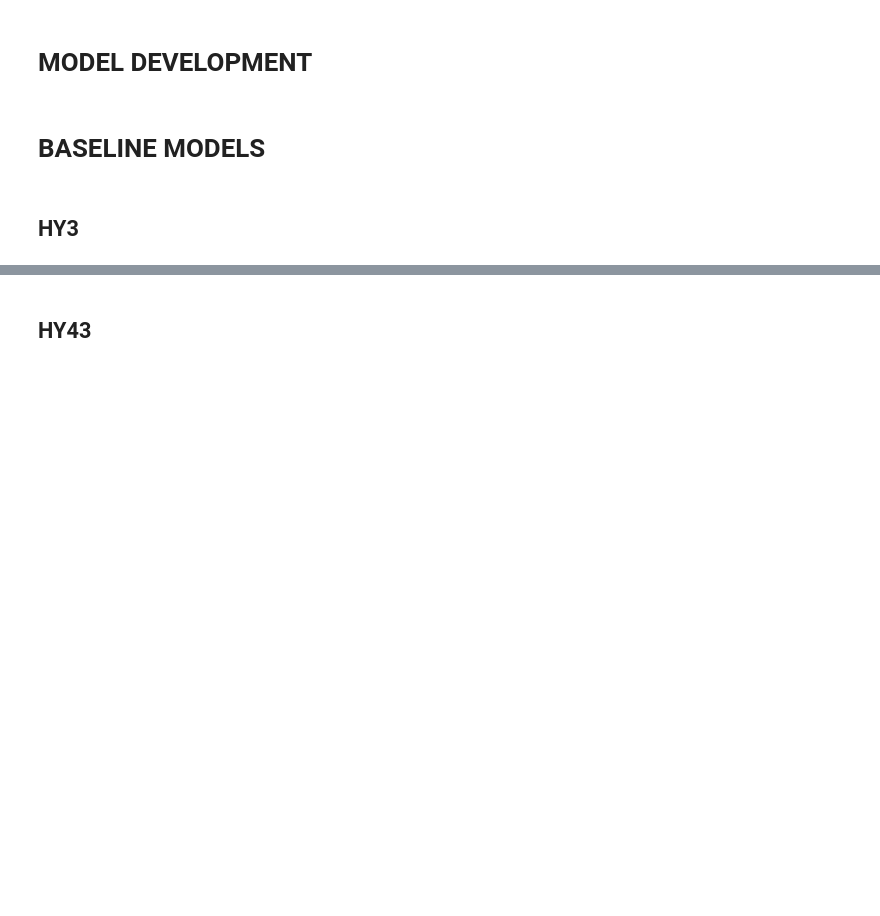
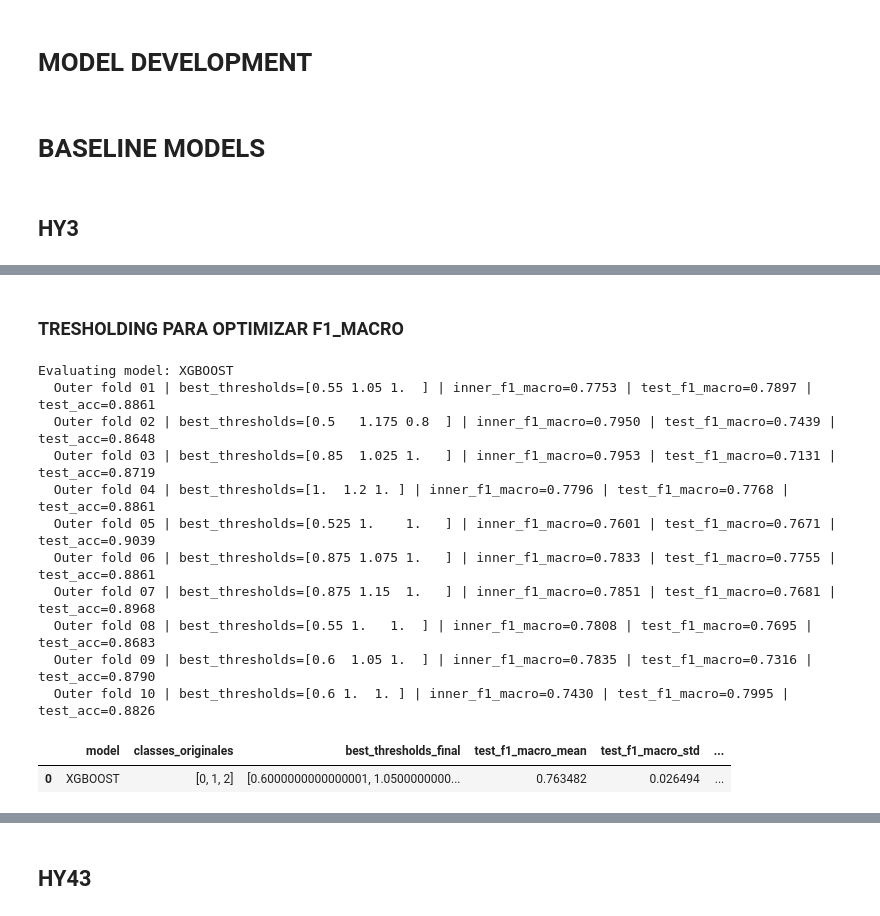
Before and after one commit to fserracrespi/PD_progression_ppmi, a Jupyter notebook: SCRIPTS/PYTHON/MODEL_ANALYSIS/CLASSIFICATION_STUDIES/Multiclass_V2.ipynb, the cells around one changed output, grey strips where cells are left out. Cells and saved outputs as stored; diff of their text form; code cells hidden in the pictures; blank space fills up the shorter version.

```diff
--- a/SCRIPTS/PYTHON/MODEL_ANALYSIS/CLASSIFICATION_STUDIES/Multiclass_V2.ipynb
+++ b/SCRIPTS/PYTHON/MODEL_ANALYSIS/CLASSIFICATION_STUDIES/Multiclass_V2.ipynb
@@ -1051,0 +1206,2 @@ Evaluating model: svm
+# %% [markdown]
+### TRESHOLDING PARA OPTIMIZAR F1_MACRO
@@ -1051,0 +1418,31 @@ Evaluating model: svm
+# %%
+df_results, detailed_results = evaluate_model_10x10_f1macro_thresholds_3class(
+    model_dict={'XGBOOST': classification_models_by_weight_HY3['w_c2_10']['xgboost']},
+    X=pd.read_csv(X_multiples_HY3['X_VX_STATS_V2'], index_col=0),
+    y=pd.read_csv(y_multiples_HY3['HY3_v2'], index_col=0),
+    n_outer=10,
+    n_inner=10,
+    test_size_outer=0.30,
+    test_size_inner=0.30,
+    random_state=42,
+    threshold_grid=np.arange(0.5, 1.51, 0.05),
+    threshold_aggregation="median",
+    greedy_rounds=3,
+    verbose=True
+)
+
+df_results
+# %% [output]
+Evaluating model: XGBOOST
+  Outer fold 01 | best_thresholds=[0.55 1.05 1.  ] | inner_f1_macro=0.7753 | test_f1_macro=0.7897 | test_acc=0.8861
+  Outer fold 02 | best_thresholds=[0.5   1.175 0.8  ] | inner_f1_macro=0.7950 | test_f1_macro=0.7439 | test_acc=0.8648
+  Outer fold 03 | best_thresholds=[0.85  1.025 1.   ] | inner_f1_macro=0.7953 | test_f1_macro=0.7131 | test_acc=0.8719
+  Outer fold 04 | best_thresholds=[1.  1.2 1. ] | inner_f1_macro=0.7796 | test_f1_macro=0.7768 | test_acc=0.8861
+  Outer fold 05 | best_thresholds=[0.525 1.    1.   ] | inner_f1_macro=0.7601 | test_f1_macro=0.7671 | test_acc=0.9039
+  Outer fold 06 | best_thresholds=[0.875 1.075 1.   ] | inner_f1_macro=0.7833 | test_f1_macro=0.7755 | test_acc=0.8861
+  Outer fold 07 | best_thresholds=[0.875 1.15  1.   ] | inner_f1_macro=0.7851 | test_f1_macro=0.7681 | test_acc=0.8968
+  Outer fold 08 | best_thresholds=[0.55 1.   1.  ] | inner_f1_macro=0.7808 | test_f1_macro=0.7695 | test_acc=0.8683
+  Outer fold 09 | best_thresholds=[0.6  1.05 1.  ] | inner_f1_macro=0.7835 | test_f1_macro=0.7316 | test_acc=0.8790
+  Outer fold 10 | best_thresholds=[0.6 1.  1. ] | inner_f1_macro=0.7430 | test_f1_macro=0.7995 | test_acc=0.8826
+|  | model | classes_originales | best_thresholds_final | test_f1_macro_mean | test_f1_macro_std | ... |
+| 0 | XGBOOST | [0, 1, 2] | [0.6000000000000001, 1.0500000000... | 0.763482 | 0.026494 | ... |
```
Also changed, not shown: parts of 16 cells of this notebook, 15 other files.
